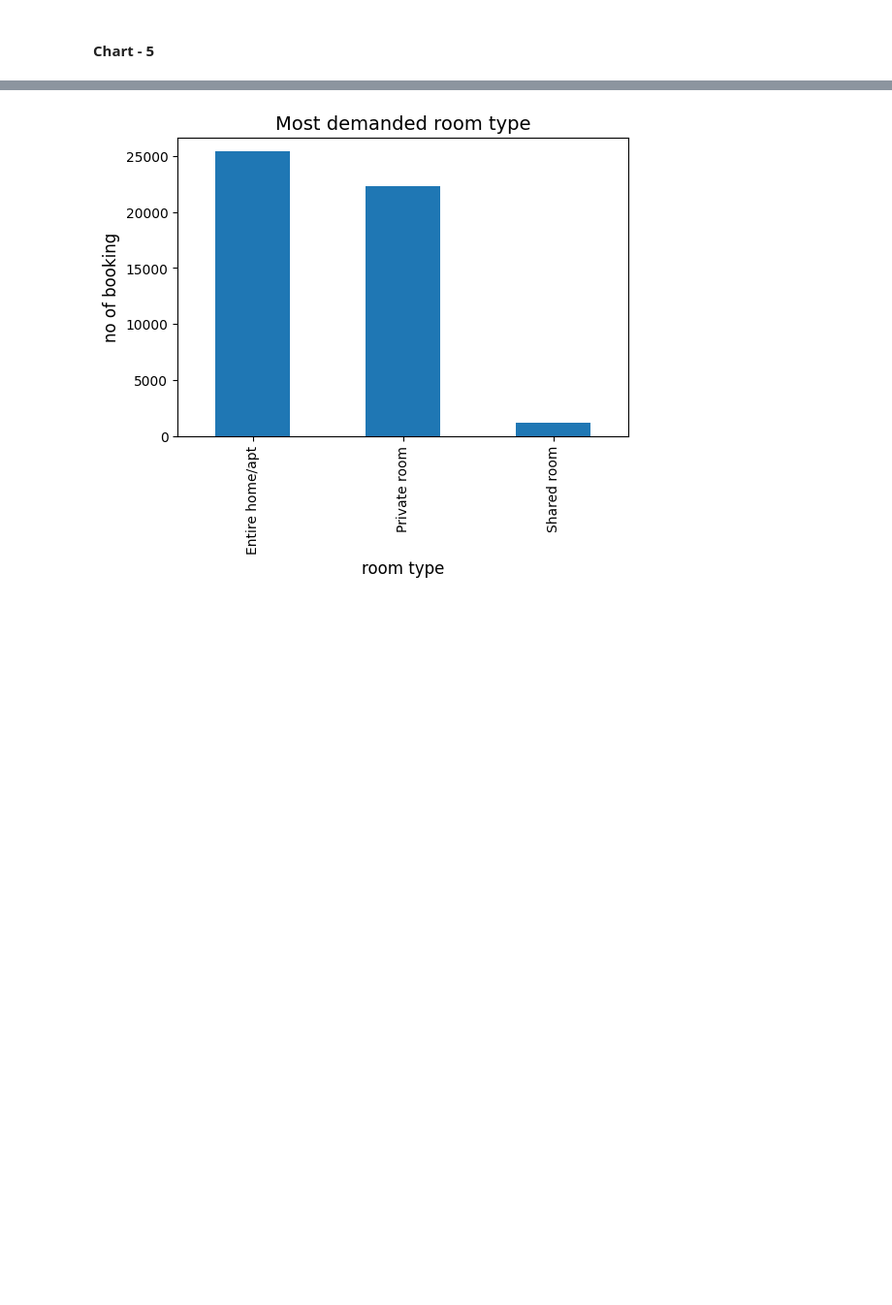
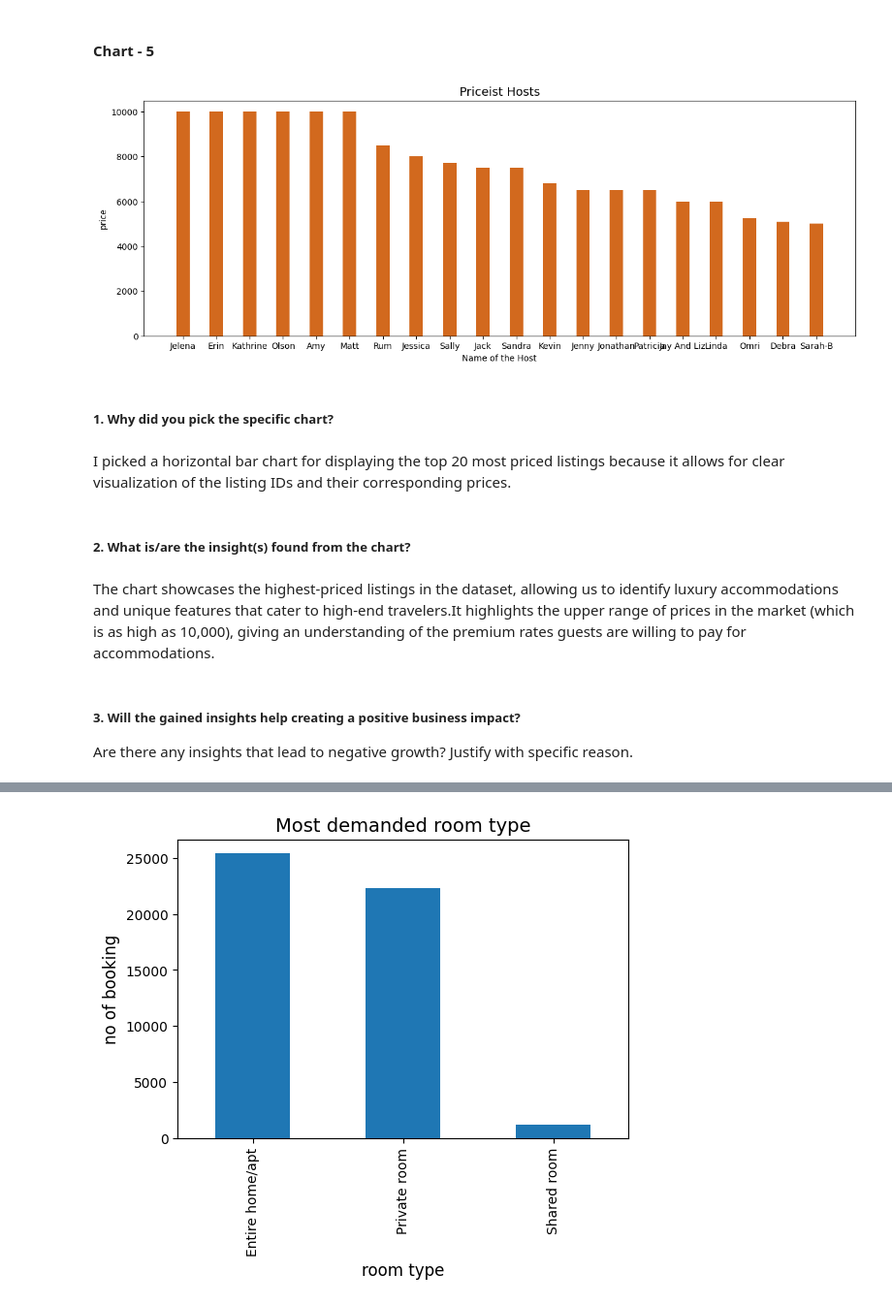
Before and after one commit to NRTPRIME/EDA-Capstone-Project-1-, a Jupyter notebook: EDA_Submission_Template.ipynb, the cells around one changed output, grey strips where cells are left out. Shown at 97% size. Cells and saved outputs as stored; diff of their text form; code cells hidden in the pictures; blank space fills up the shorter version.

```diff
--- a/EDA_Submission_Template.ipynb
+++ b/EDA_Submission_Template.ipynb
@@ -369,3 +369,33 @@ Are there any insights that lead to negative growth? Justify with specific reaso
 The chart provides valuable business insights into revenue realization, specifically regarding the room types and neighborhood groups that yield the highest monetary benefits, ultimately contributing to profit generation. By analyzing the chart, we can determine which combination of room types and neighborhood groups is most advantageous for maximizing profits. This information can guide decision-making and resource allocation strategies to optimize revenue and achieve the goal of maximizing profitability.
 # %% [markdown]
 #### Chart - 5
+# %%
+# Chart - 5 visualization code
+# Top 20 most priced listings
+t20_priced = abnb.groupby(['host_name', 'host_id','room_type'])['price'].max().reset_index()
+t20_priced = t20_priced.sort_values('price', ascending=False).head(20)
+# plotting bar chart
+name = t20_priced['host_name']
+price = t20_priced['price']
+fig = plt.figure(figsize = (15, 5))
+plt.bar(name, price, color ='chocolate', width = 0.4)
+# labeling bar chart
+plt.xlabel("Name of the Host")
+plt.ylabel("price")
+plt.title("Priceist Hosts", fontsize=14)
+# show bar chart
+plt.show()
+# %% [output]
+[figure, added]
+# %% [markdown]
+##### 1. Why did you pick the specific chart?
+# %% [markdown]
+
+I picked a horizontal bar chart for displaying the top 20 most priced listings because it allows for clear visualization of the listing IDs and their corresponding prices.
+# %% [markdown]
+##### 2. What is/are the insight(s) found from the chart?
+# %% [markdown]
+The chart showcases the highest-priced listings in the dataset, allowing us to identify luxury accommodations and unique features that cater to high-end travelers.It highlights the upper range of prices in the market (which is as high as 10,000), giving an understanding of the premium rates guests are willing to pay for accommodations.
+# %% [markdown]
+##### 3. Will the gained insights help creating a positive business impact?
+Are there any insights that lead to negative growth? Justify with specific reason.
```
Also changed, not shown: parts of 87 cells of this notebook.
